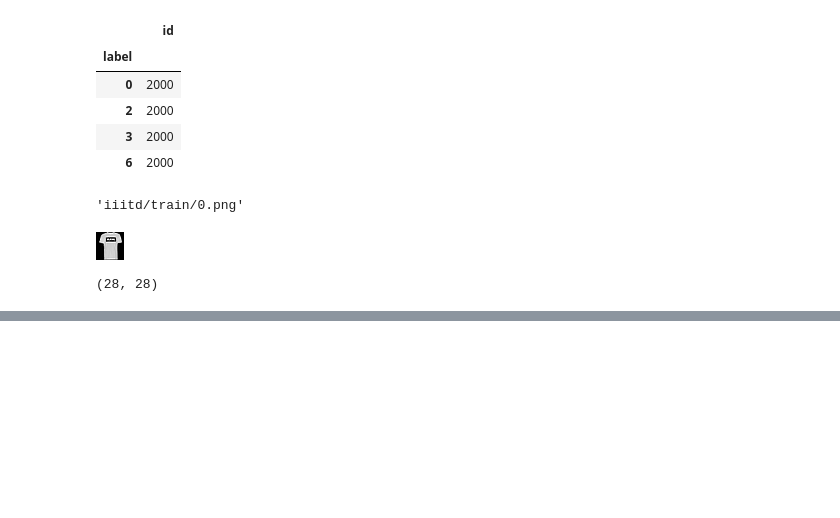
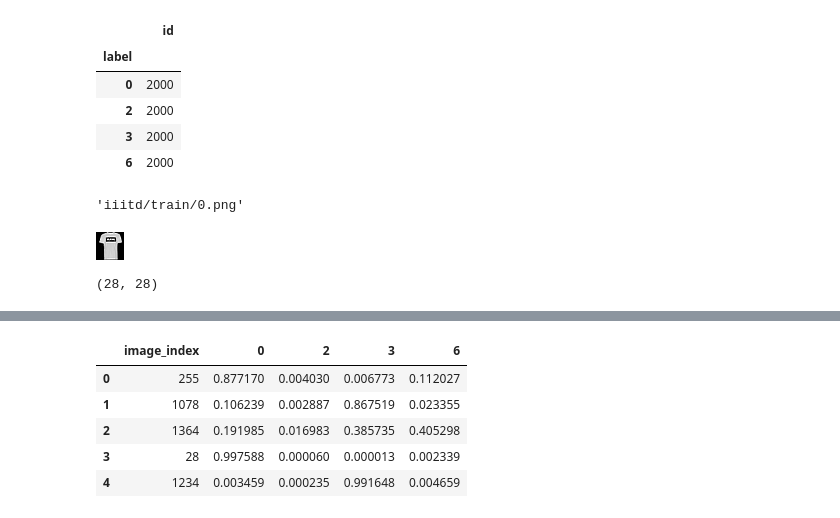
Before and after one commit to ishankjain/root, a Jupyter notebook: Computervision /iiitd.ipynb, the cells around one changed output, grey strips where cells are left out. Cells and saved outputs as stored; diff of their text form; code cells hidden in the pictures; blank space fills up the shorter version.

```diff
--- a/Computervision /iiitd.ipynb
+++ b/Computervision /iiitd.ipynb
@@ -181,5 +222,5 @@ epoch      trn_loss   val_loss   accuracy
 # %%
 learn.precompute = False
 # %%
-learn.fit(1e-2, 3)
+learn.fit(1e-2, 5, cycle_len=2,cycle_mult=2)
 # %% [output]
@@ -191,0 +246,2 @@ epoch      trn_loss   val_loss   accuracy
+# %%
+learn.fit(1e-3, 1, cycle_len=2,cycle_mult=2)
@@ -191,0 +256,2 @@ epoch      trn_loss   val_loss   accuracy
+# %%
+learn.load('resnet34-2')
@@ -191,0 +261,13 @@ epoch      trn_loss   val_loss   accuracy
+# %%
+df2 = pd.DataFrame(probs)
+df2.columns = data.classes
+df2.insert(0, 'image_index', [o[5:-4] for o in data.test_ds.fnames])
+df2.shape
+df2.head()
+# %% [output]
+|  | image_index | 0 | 2 | 3 | 6 |
+| 0 | 255 | 0.877170 | 0.004030 | 0.006773 | 0.112027 |
+| 1 | 1078 | 0.106239 | 0.002887 | 0.867519 | 0.023355 |
+| 2 | 1364 | 0.191985 | 0.016983 | 0.385735 | 0.405298 |
+| 3 | 28 | 0.997588 | 0.000060 | 0.000013 | 0.002339 |
+| 4 | 1234 | 0.003459 | 0.000235 | 0.991648 | 0.004659 |
```
Also changed, not shown: parts of 28 cells of this notebook.
